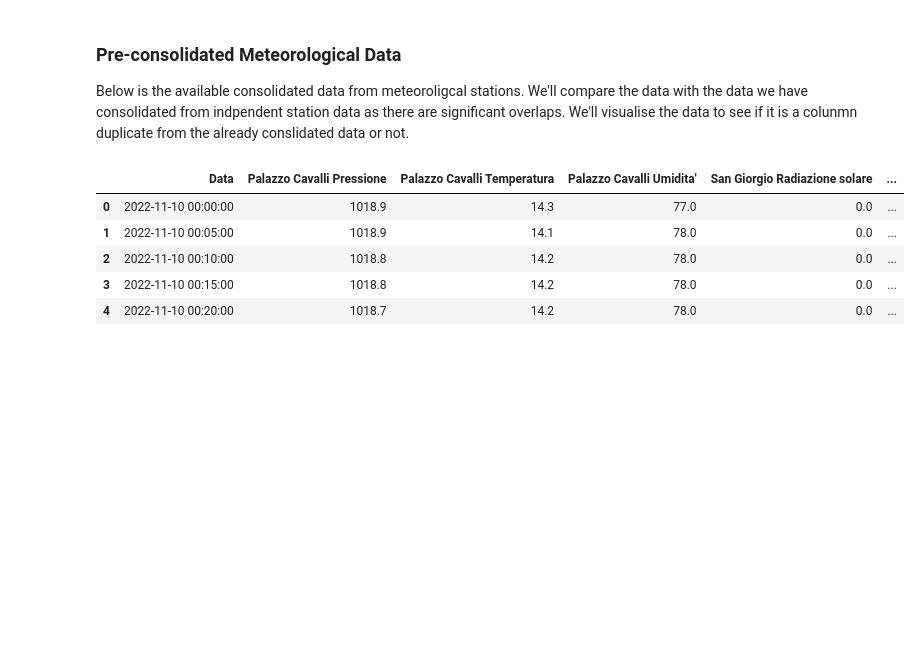
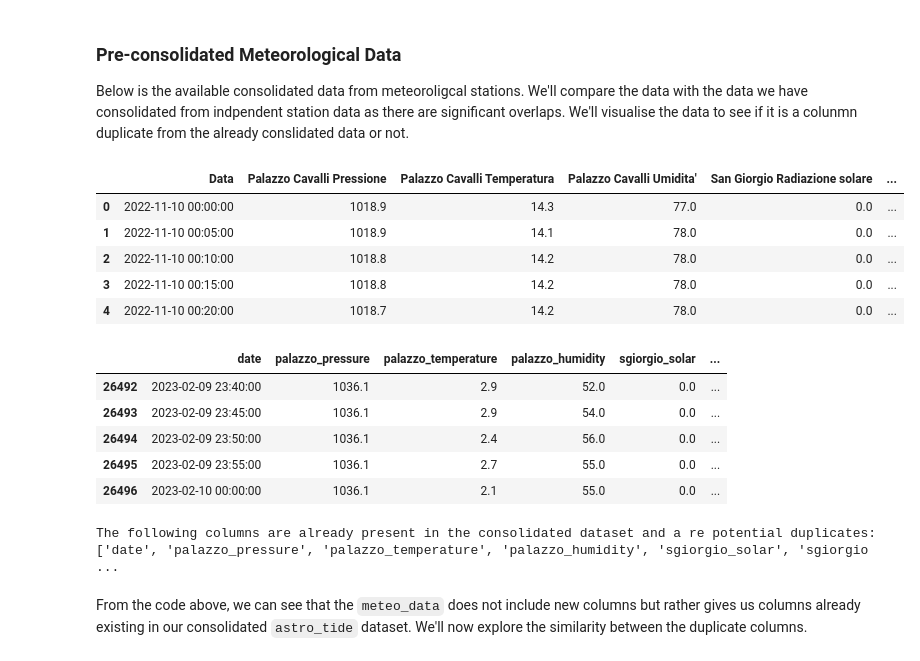
Before and after one commit to cyrilmichino/venice-meteo-analysis, a Jupyter notebook: tidy_data_notebook.ipynb, the cells around one changed output. Saved outputs shown, nothing was run; the diff lists cells and outputs as text; code cells hidden in the pictures; blank space fills up the shorter version.

Commit message:
Explore Meteo pre-consolidated data

```diff
--- a/tidy_data_notebook.ipynb
+++ b/tidy_data_notebook.ipynb
@@ -778,6 +779,37 @@ meteo_data.head()
 | 2 | 2022-11-10 00:10:00 | 1018.8 | 14.2 | 78.0 | 0.0 | ... |
 | 3 | 2022-11-10 00:15:00 | 1018.8 | 14.2 | 78.0 | 0.0 | ... |
 | 4 | 2022-11-10 00:20:00 | 1018.7 | 14.2 | 78.0 | 0.0 | ... |
+# %%
+meteo_data.rename(columns={'Data':'date','Palazzo Cavalli Pressione':'palazzo_pressure','Palazzo Cavalli Temperatura':'palazzo_temperature',"Palazzo Cavalli Umidita'":'palazzo_humidity','San Giorgio D.Vento med. 10m':'sgiorgio_wind_direction','San Giorgio V.Vento med.10m':'sgiorgio_average_wind_speed','San Giorgio V.Vento max':'sgiorgio_max_wind_speed','San Giorgio Radiazione solare':'sgiorgio_solar','P. Salute Temp. Acqua':'punta_water_temperature'}, inplace=True) #Transalte column names to English
+meteo_data['date'] = pd.to_datetime(meteo_data.date) #Convert the date column into a datetime object
+
+meteo_data.tail()
+# %% [output]
+|  | date | palazzo_pressure | palazzo_temperature | palazzo_humidity | sgiorgio_solar | ... |
+| 26492 | 2023-02-09 23:40:00 | 1036.1 | 2.9 | 52.0 | 0.0 | ... |
+| 26493 | 2023-02-09 23:45:00 | 1036.1 | 2.9 | 54.0 | 0.0 | ... |
+| 26494 | 2023-02-09 23:50:00 | 1036.1 | 2.4 | 56.0 | 0.0 | ... |
+| 26495 | 2023-02-09 23:55:00 | 1036.1 | 2.7 | 55.0 | 0.0 | ... |
+| 26496 | 2023-02-10 00:00:00 | 1036.1 | 2.1 | 55.0 | 0.0 | ... |
+# %%
+# Given our standardised naming of columns, we'll compare column names between Meteo Data and our consolidated Astro Tide Data
+duplicate_columns = list()
+
+## Identify columns that are in both datasets
+for cname in list(meteo_data.columns):
+    if cname in list(astro_tide.columns):
+        duplicate_columns.append(cname)
+
+#Identify columns that are new and should be appended
+for cname in list(meteo_data.columns):
+    if cname not in duplicate_columns:
+        print(f"The column, {cname}, is not present in the consolidate dataset")
+
+print(f'The following columns are already present in the consolidated dataset and a re potential duplicates: {duplicate_columns}')
+# %% [output]
+The following columns are already present in the consolidated dataset and a re potential duplicates: ['date', 'palazzo_pressure', 'palazzo_temperature', 'palazzo_humidity', 'sgiorgio_solar', 'sgiorgio ...
+# %% [markdown]
+From the code above, we can see that the `meteo_data` does not include new columns but rather gives us columns already existing in our consolidated `astro_tide` dataset. We'll now explore the similarity between the duplicate columns.
 # %%
 # Group data into hourly blocks with value maintained as the average of the hour
 grouped = astro_tide.resample('H', on='date').value.mean()
```
Also changed, not shown: parts of 1 cell of this notebook.
